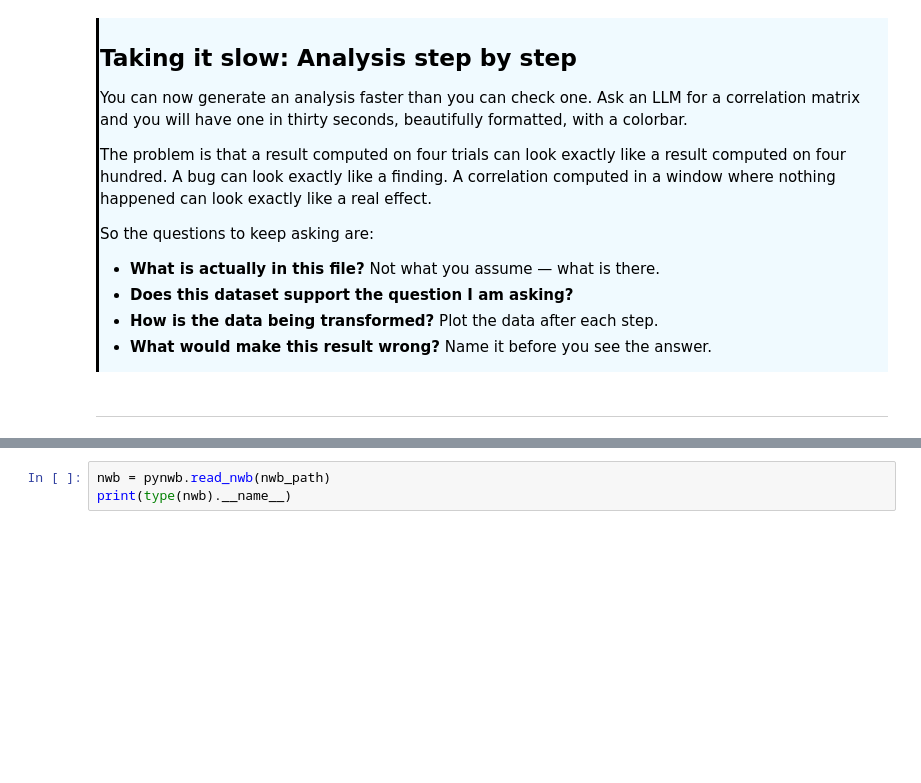
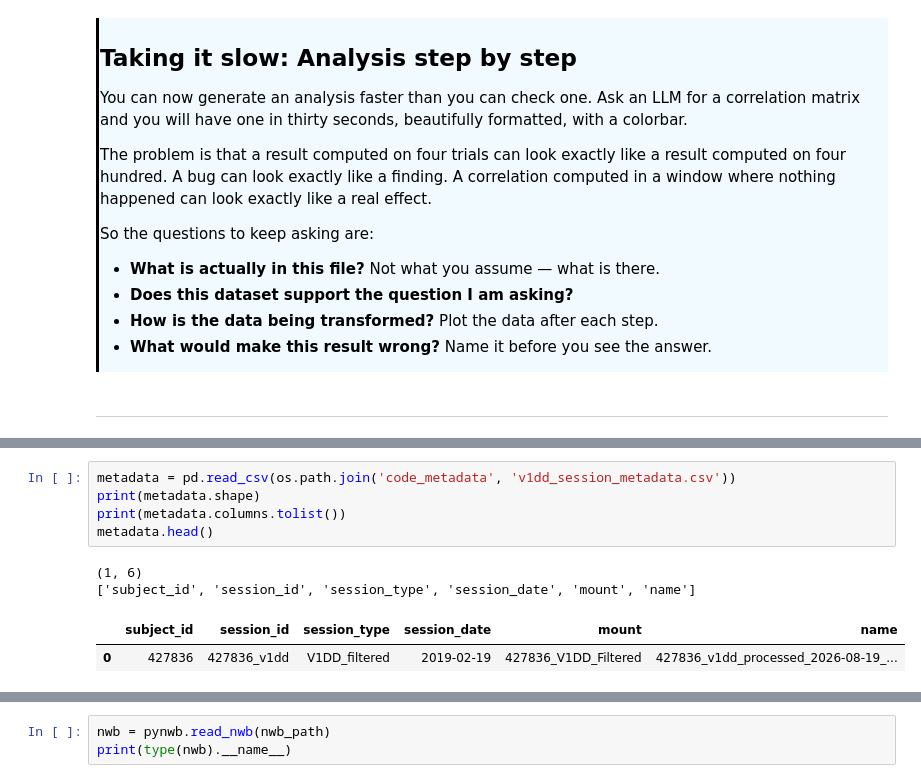
Before and after one commit to AllenSWDB/SWDB_Data_Intro, a Jupyter notebook: code/solutions/ProblemSet-Solutions-V1DD.ipynb, the cells around one changed output, grey strips where cells are left out. Cells and saved outputs as stored; diff of their text form; blank space fills up the shorter version.

```diff
--- a/code/solutions/ProblemSet-Solutions-V1DD.ipynb
+++ b/code/solutions/ProblemSet-Solutions-V1DD.ipynb
@@ -121,0 +121,10 @@ nwb_path
+# %%
+metadata = pd.read_csv(os.path.join('code_metadata', 'v1dd_session_metadata.csv'))
+print(metadata.shape)
+print(metadata.columns.tolist())
+metadata.head()
+# %% [output]
+(1, 6)
+['subject_id', 'session_id', 'session_type', 'session_date', 'mount', 'name']
+|  | subject_id | session_id | session_type | session_date | mount | name |
+| 0 | 427836 | 427836_v1dd | V1DD_filtered | 2019-02-19 | 427836_V1DD_Filtered | 427836_v1dd_processed_2026-08-19_... |
```
Also changed, not shown: parts of 21 cells of this notebook, 7 other files.
